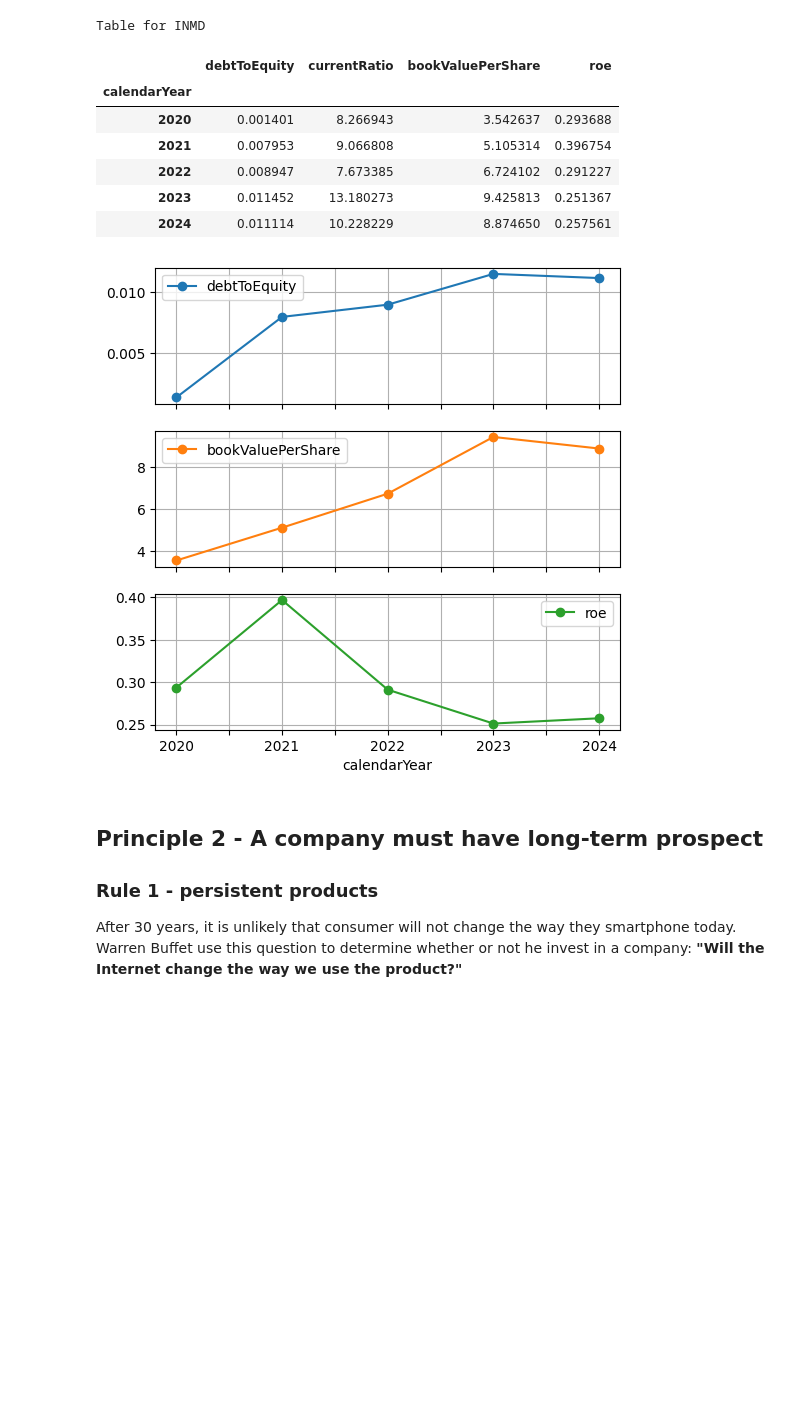
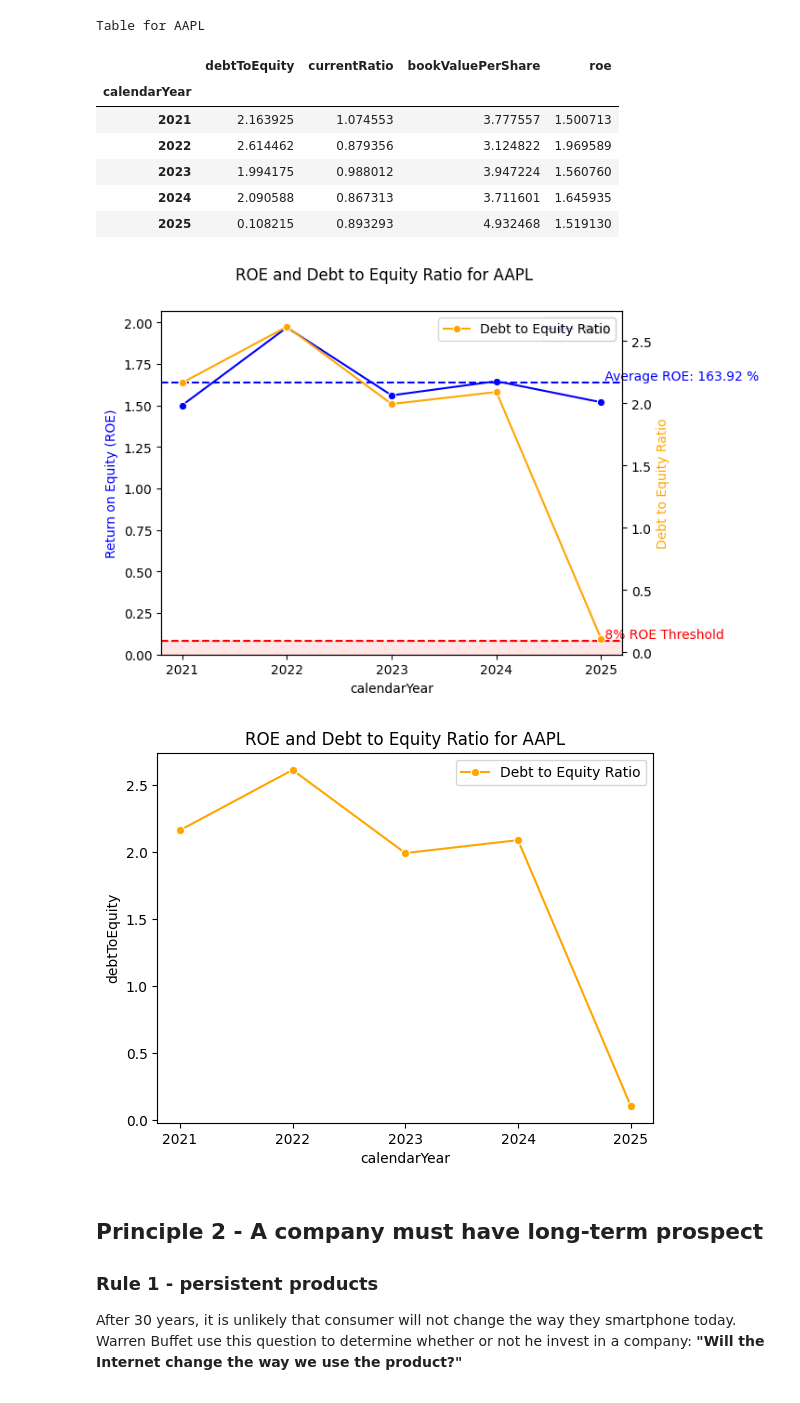
Before and after one commit to fbcharles747/company_evaluation, a Jupyter notebook: Buffet_accounting_book_playground.ipynb, the cells around one changed output. Saved outputs shown, nothing was run; the diff lists cells and outputs as text; code cells hidden in the pictures; blank space fills up the shorter version.

Commit message:
vigilent leader visualization 1

```diff
--- a/Buffet_accounting_book_playground.ipynb
+++ b/Buffet_accounting_book_playground.ipynb
@@ -81,20 +85,48 @@ You want a company that disclose how much the base salary is and how much is var
 # %%
 #@title table for vigilant leader
 
 keymetric_frame=pd.DataFrame(keymetrics_data,columns=['calendarYear','debtToEquity','currentRatio','bookValuePerShare','roe'])
 keymetric_frame=keymetric_frame.set_index(keys=['calendarYear'])
-keymetric_frame.plot(use_index=True,y=['debtToEquity','bookValuePerShare','roe'],subplots=True,marker="o",grid=True,figsize=(6,6))
+# keymetric_frame.plot(use_index=True,y=['debtToEquity','bookValuePerShare','roe'],subplots=True,marker="o",grid=True,figsize=(6,6))
 keymetric_frame.style.set_caption(f"Table for {stock_symbol}")
 # %% [output]
-Table for INMD
+Table for AAPL
 |  | debtToEquity | currentRatio | bookValuePerShare | roe |
 | calendarYear |  |  |  |  |
-| 2020 | 0.001401 | 8.266943 | 3.542637 | 0.293688 |
-| 2021 | 0.007953 | 9.066808 | 5.105314 | 0.396754 |
-| 2022 | 0.008947 | 7.673385 | 6.724102 | 0.291227 |
-| 2023 | 0.011452 | 13.180273 | 9.425813 | 0.251367 |
-| 2024 | 0.011114 | 10.228229 | 8.874650 | 0.257561 |
+| 2021 | 2.163925 | 1.074553 | 3.777557 | 1.500713 |
+| 2022 | 2.614462 | 0.879356 | 3.124822 | 1.969589 |
+| 2023 | 1.994175 | 0.988012 | 3.947224 | 1.560760 |
+| 2024 | 2.090588 | 0.867313 | 3.711601 | 1.645935 |
+| 2025 | 0.108215 | 0.893293 | 4.932468 | 1.519130 |
-[figure, removed]
+# %%
+# Figure 1: ROE and Debt to Equity Ratio
+fig1, roeAxis = plt.subplots()
+sns.lineplot(data = keymetric_frame, x=keymetric_frame.index, y='roe', marker="o", ax=roeAxis, color='blue', label='ROE', estimator="mean")
+debtToEquityAxis = roeAxis.twinx()
+sns.lineplot(data = keymetric_frame, x=keymetric_frame.index, y='debtToEquity', marker="o", ax=debtToEquityAxis, color='orange', label='Debt to Equity Ratio')
+roeAxis.set_ylabel('Return on Equity (ROE)', color='blue')
+debtToEquityAxis.set_ylabel('Debt to Equity Ratio', color='orange')
+roe_mean:float = keymetric_frame['roe'].mean()
+
+fig1.suptitle(f'ROE and Debt to Equity Ratio for {stock_symbol}')
+
+# Figure 1: ROE axis analysis
+roeAxis.axhline(y=roe_mean, color='blue', linestyle='--', label=f'{roe_mean}')
+roeAxis.axhline(y=0.08, color='red', linestyle='--')
+roeAxis.axhspan(0,0.08, color='red', alpha=0.1)
+roeAxis.set_ylim(bottom=0)
+roeAxis.text(keymetric_frame.index[-1], roe_mean, f' Average ROE: {to_percentage(roe_mean)}', color='blue', va='bottom', ha='left')
+roeAxis.text(keymetric_frame.index[-1], 0.08, ' 8% ROE Threshold', color='red', va='bottom', ha='left')
+
+# Figure 2: Debt to Equity Ratio
+_, debtToEquityAxis = plt.subplots()
+sns.lineplot(data = keymetric_frame, x=keymetric_frame.index, y='debtToEquity', marker="o", ax=debtToEquityAxis, color='orange', label='Debt to Equity Ratio')
+debtToEquityAxis.set_ylabel('Debt to Equity Ratio', color='orange')
+debtToEquity_mean:float = keymetric_frame['debtToEquity'].mean()
+plt.show()
+# %% [output]
+[figure, added]
+[figure, added]
 # %% [markdown]
 ## Principle 2 - A company must have long-term prospect
 
```
Also changed, not shown: parts of 8 cells of this notebook, 1 other file.
